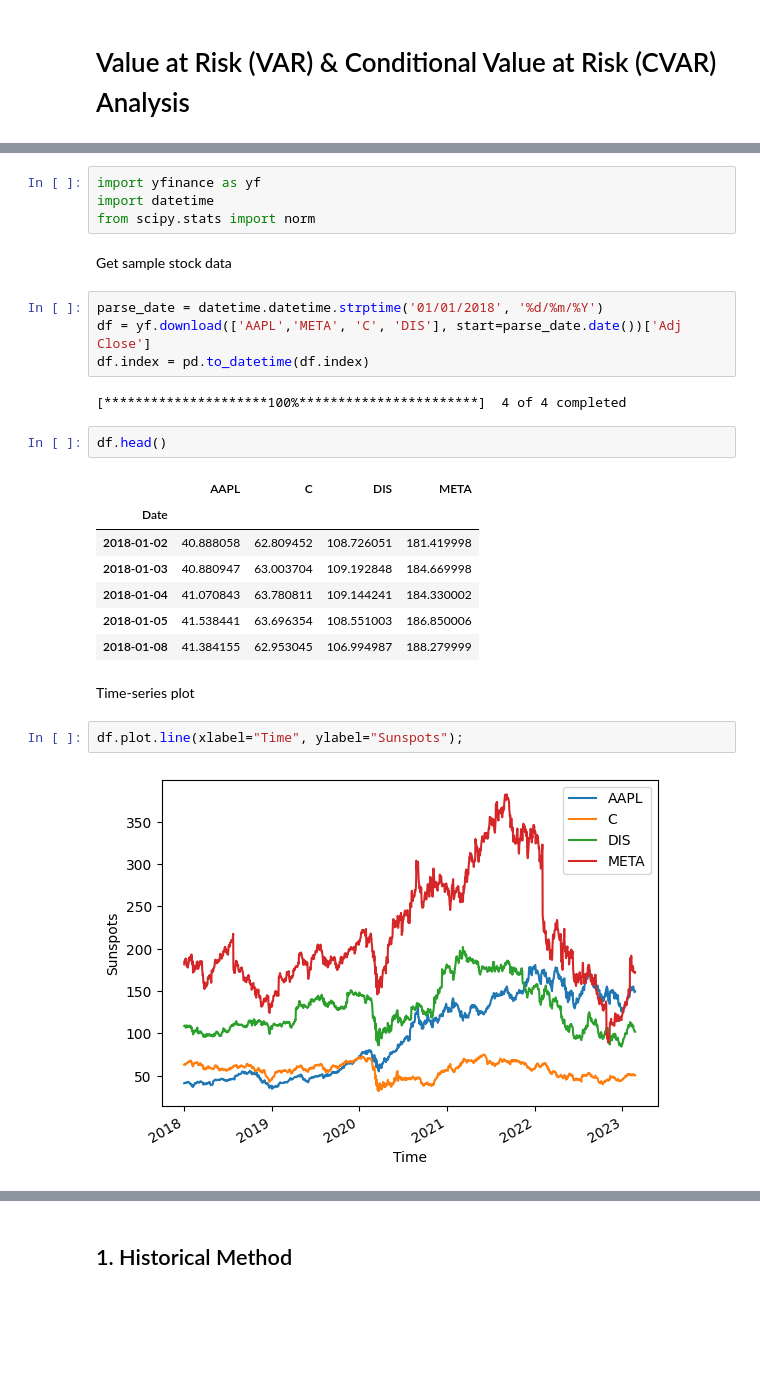
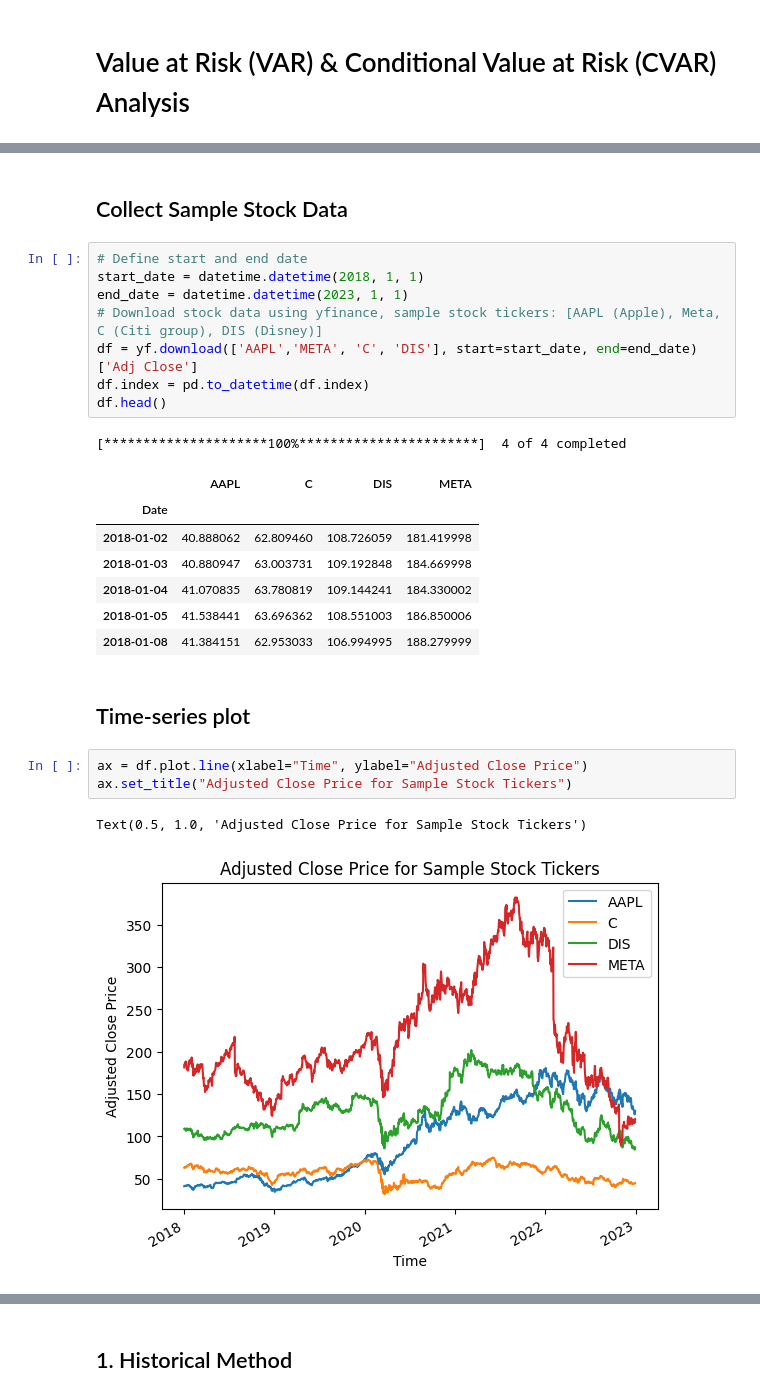
Before and after one commit to caesarw0/CVAR_analysis, a Jupyter notebook: VAR_CVAR_simple.ipynb, the cells around one changed output, grey strips where cells are left out. Cells and saved outputs as stored; diff of their text form; blank space fills up the shorter version.

```diff
--- a/VAR_CVAR_simple.ipynb
+++ b/VAR_CVAR_simple.ipynb
@@ -7,29 +12,28 @@ import matplotlib.pyplot as plt
-# %%
-import yfinance as yf
-import datetime
-from scipy.stats import norm
-# %% [markdown]
-Get sample stock data
+# %% [markdown]
+## Collect Sample Stock Data
 # %%
-parse_date = datetime.datetime.strptime('01/01/2018', '%d/%m/%Y')
-df = yf.download(['AAPL','META', 'C', 'DIS'], start=parse_date.date())['Adj Close']
+# Define start and end date
+start_date = datetime.datetime(2018, 1, 1)
+end_date = datetime.datetime(2023, 1, 1)
+# Download stock data using yfinance, sample stock tickers: [AAPL (Apple), Meta, C (Citi group), DIS (Disney)]
+df = yf.download(['AAPL','META', 'C', 'DIS'], start=start_date, end=end_date)['Adj Close']
 df.index = pd.to_datetime(df.index)
+df.head()
 # %% [output]
 [*********************100%***********************]  4 of 4 completed
+|  | AAPL | C | DIS | META |
+| Date |  |  |  |  |
+| 2018-01-02 | 40.888062 | 62.809460 | 108.726059 | 181.419998 |
+| 2018-01-03 | 40.880947 | 63.003731 | 109.192848 | 184.669998 |
+| 2018-01-04 | 41.070835 | 63.780819 | 109.144241 | 184.330002 |
+| 2018-01-05 | 41.538441 | 63.696362 | 108.551003 | 186.850006 |
+| 2018-01-08 | 41.384151 | 62.953033 | 106.994995 | 188.279999 |
-# %%
-df.head()
-# %% [output]
-|  | AAPL | C | DIS | META |
-| Date |  |  |  |  |
-| 2018-01-02 | 40.888058 | 62.809452 | 108.726051 | 181.419998 |
-| 2018-01-03 | 40.880947 | 63.003704 | 109.192848 | 184.669998 |
-| 2018-01-04 | 41.070843 | 63.780811 | 109.144241 | 184.330002 |
-| 2018-01-05 | 41.538441 | 63.696354 | 108.551003 | 186.850006 |
-| 2018-01-08 | 41.384155 | 62.953045 | 106.994987 | 188.279999 |
 # %% [markdown]
-Time-series plot
+## Time-series plot
-# %%
-df.plot.line(xlabel="Time", ylabel="Sunspots");
-# %% [output]
-[figure, removed]
+# %%
+ax = df.plot.line(xlabel="Time", ylabel="Adjusted Close Price")
+ax.set_title("Adjusted Close Price for Sample Stock Tickers")
+# %% [output]
+Text(0.5, 1.0, 'Adjusted Close Price for Sample Stock Tickers')
+[figure, added]
 # %% [markdown]
```
Also changed, not shown: parts of 25 cells of this notebook.
